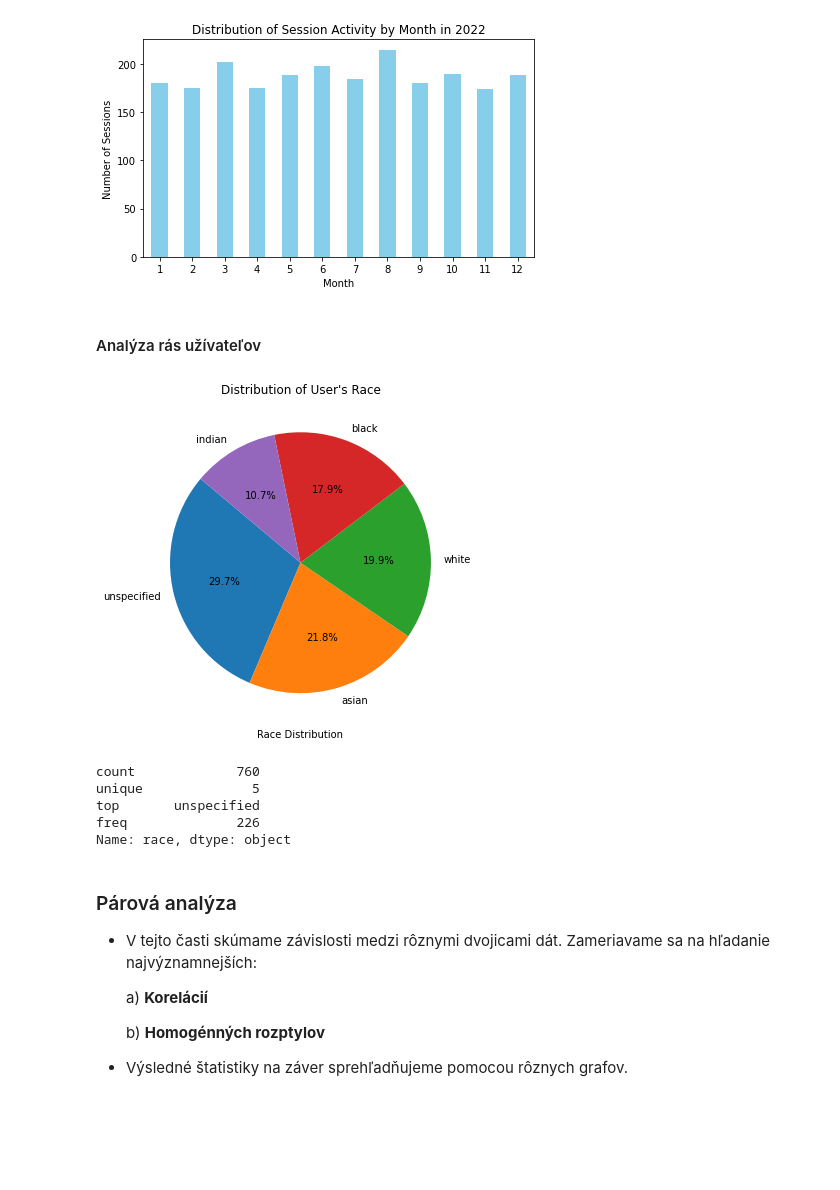
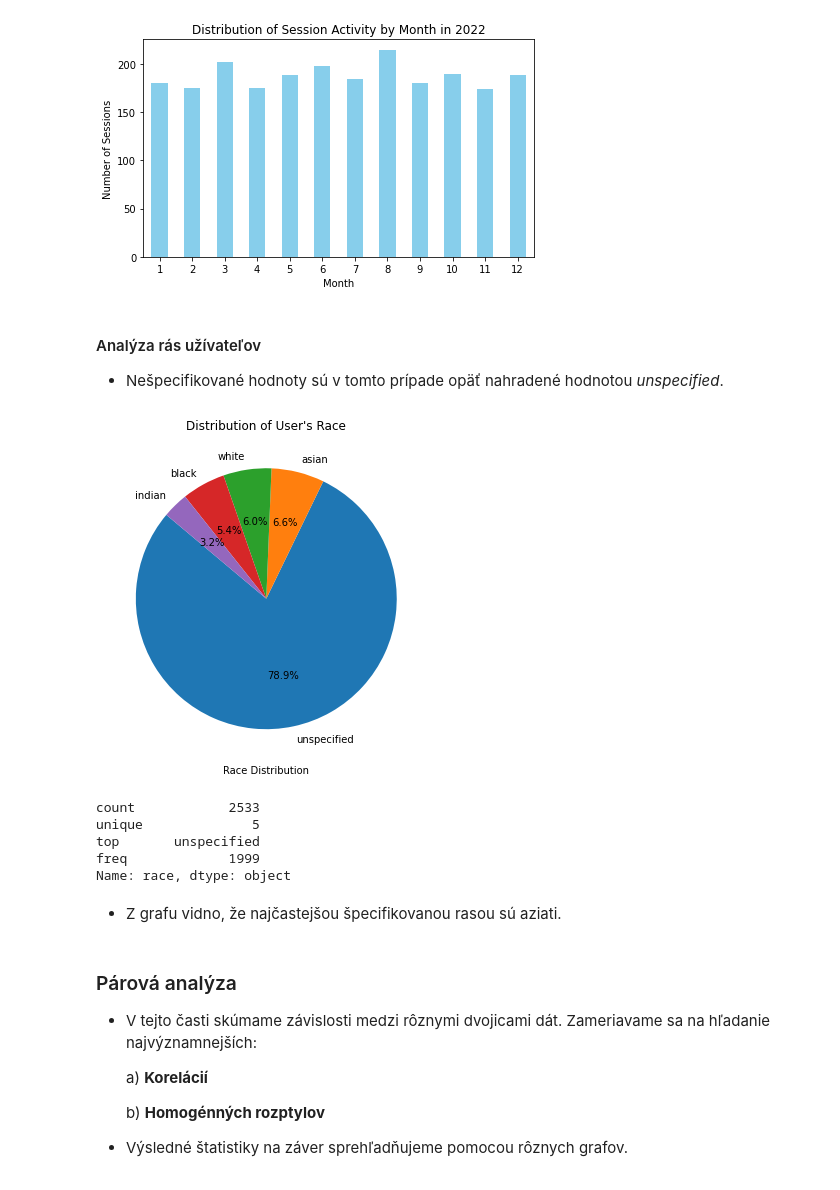
Before and after one commit to FilipMojto/IAU_project, a Jupyter notebook: EDA_report.ipynb, the cells around one changed output. Cells and saved outputs as stored; diff of their text form; code cells hidden in the pictures; blank space fills up the shorter version.

```diff
--- a/EDA_report.ipynb
+++ b/EDA_report.ipynb
@@ -389,26 +377,30 @@ plt.show()
 [figure]
 # %% [markdown]
 #### Analýza rás užívateľov
+- Nešpecifikované hodnoty sú v tomto prípade opäť nahradené hodnotou _unspecified_.
 # %%
 race_df = df_usr['race']
+race_df.fillna("unspecified", inplace=True)
 race_counts = race_df.value_counts()
 
 plt.figure(figsize=(6, 6))
 plt.pie(race_counts, labels=race_counts.index, autopct='%1.1f%%', startangle=140)
 
 plt.xlabel('Race Distribution')
 plt.title("Distribution of User's Race")
 
 plt.show()
 
 race_df.describe()
 # %% [output]
-[figure, old version]
+[figure, new version]
-count             760
+count            2533
 unique              5
 top       unspecified
-freq              226
+freq             1999
 Name: race, dtype: object
+# %% [markdown]
+- Z grafu vidno, že najčastejšou špecifikovanou rasou sú aziati.
 # %% [markdown]
 ### Párová analýza
 - V tejto časti skúmame závislosti medzi rôznymi dvojicami dát. Zameriavame sa na hľadanie najvýznamnejších:
```
Also changed, not shown: parts of 38 cells of this notebook, 1 other file.
